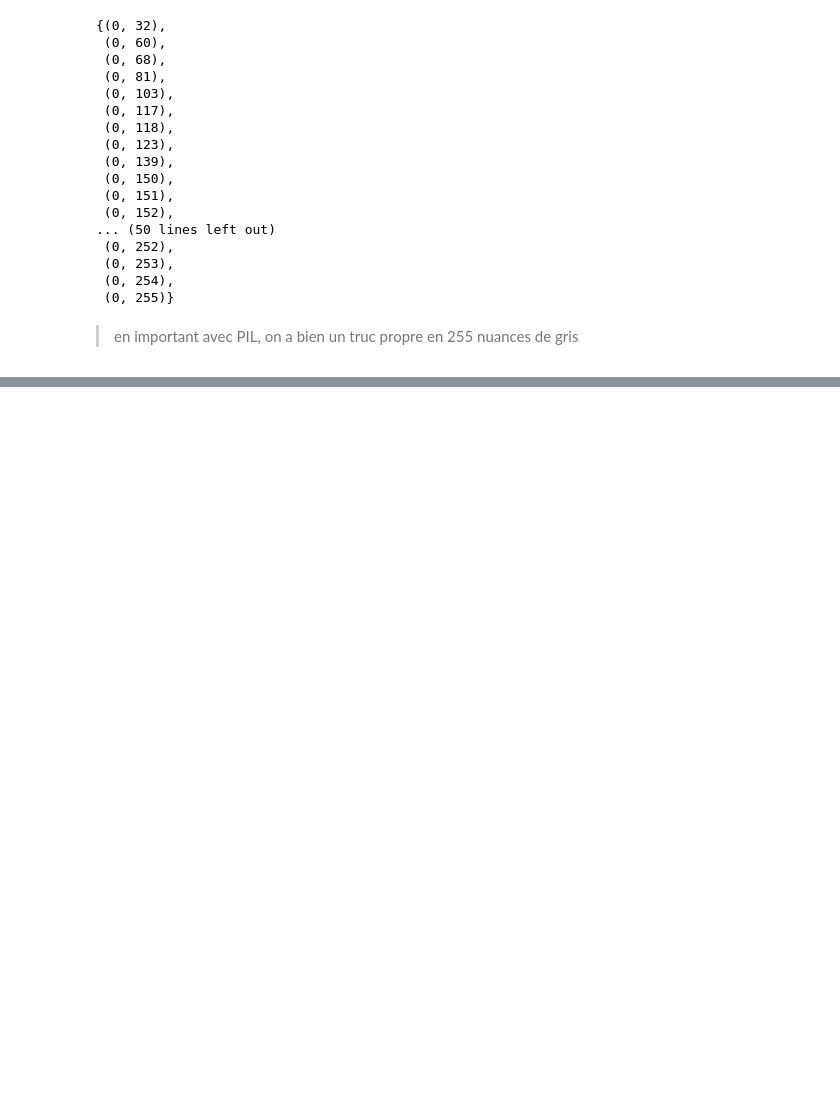
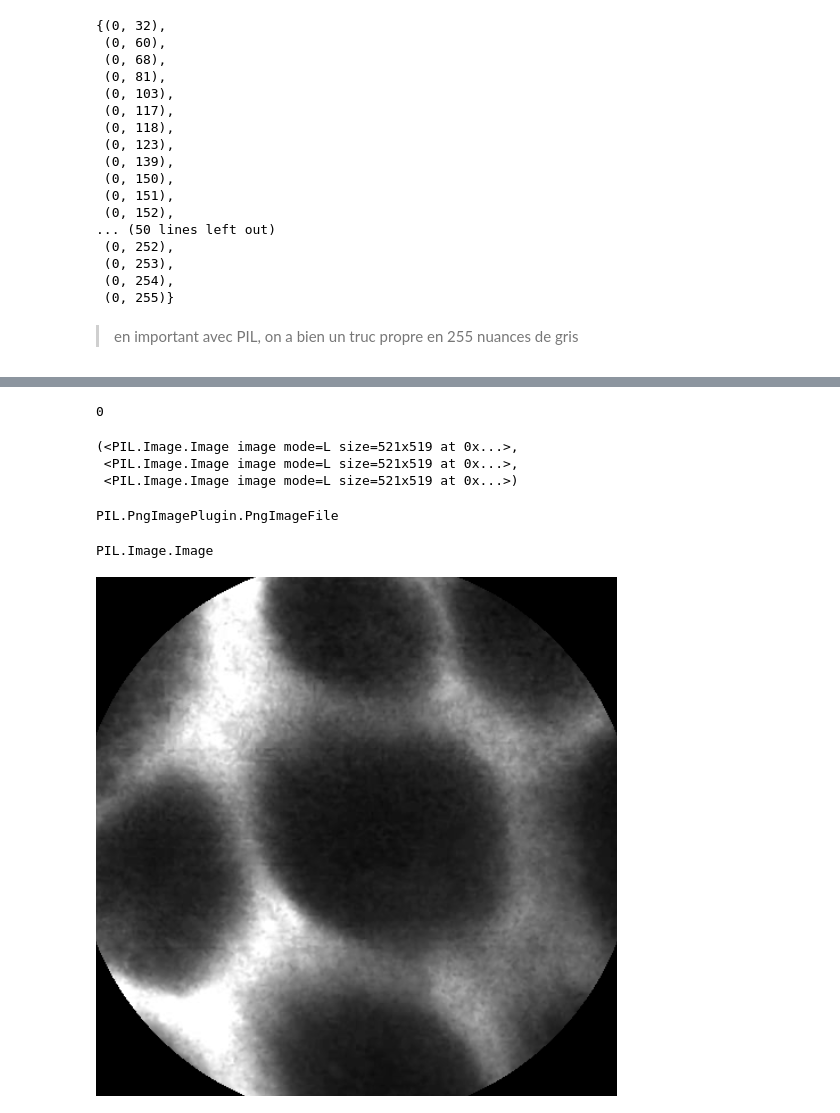
Before and after one commit to FrancoisCHANEL/mauna_key, a Jupyter notebook: 1ere_exploration.ipynb, the cells around one changed output, grey strips where cells are left out. Saved outputs shown, nothing was run; the diff lists cells and outputs as text; code cells hidden in the pictures; blank space fills up the shorter version.

```diff
--- a/1ere_exploration.ipynb
+++ b/1ere_exploration.ipynb
@@ -8,5 +12,2 @@ from PIL import Image
 # %%
 tutu = Path('data') / 'TrainingSetImagesDir'
-# %%
-for file in tutu.iterdir():
-    print(file)
@@ -273,0 +314,24 @@ array([[[0, 0, 0],
+# %%
+image_3.tell()
+# %% [output]
+0
+# %%
+image_3.split()
+# %% [output]
+(<PIL.Image.Image image mode=L size=521x519 at 0x...>,
+ <PIL.Image.Image image mode=L size=521x519 at 0x...>,
+ <PIL.Image.Image image mode=L size=521x519 at 0x...>)
+# %%
+first_band = image_3.split()[0]
+# %%
+type(image_3)
+# %% [output]
+PIL.PngImagePlugin.PngImageFile
+# %%
+type(first_band)
+# %% [output]
+PIL.Image.Image
+# %%
+first_band
+# %% [output]
+[figure, added]
```
Also changed, not shown: parts of 56 cells of this notebook.
